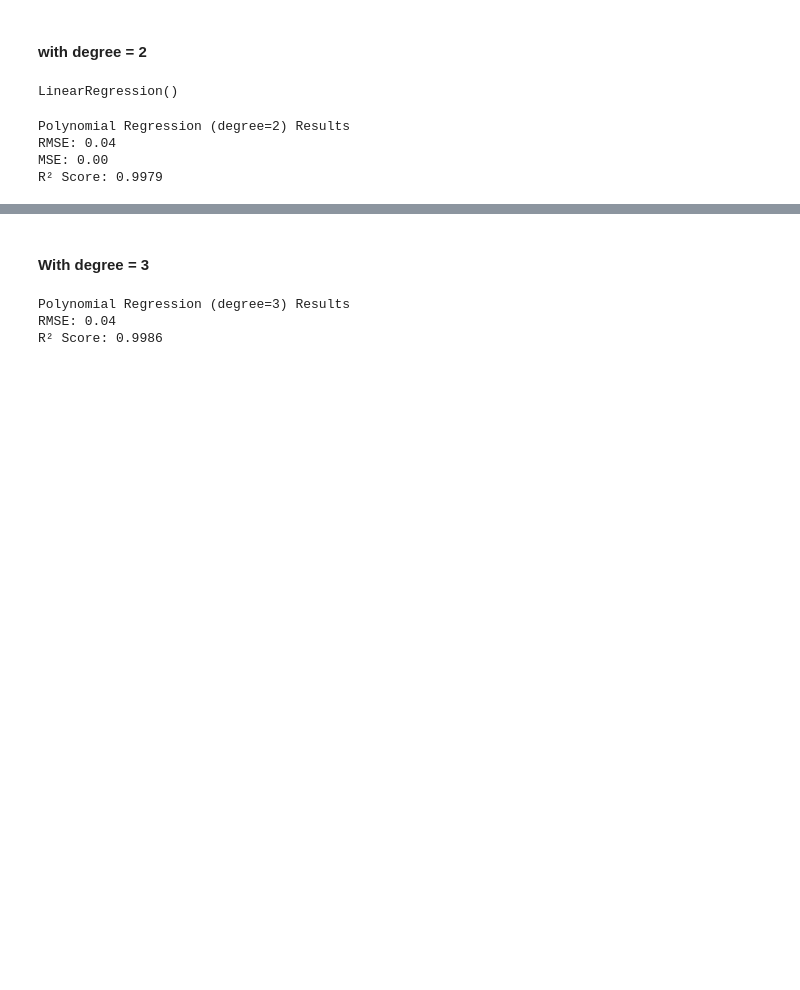
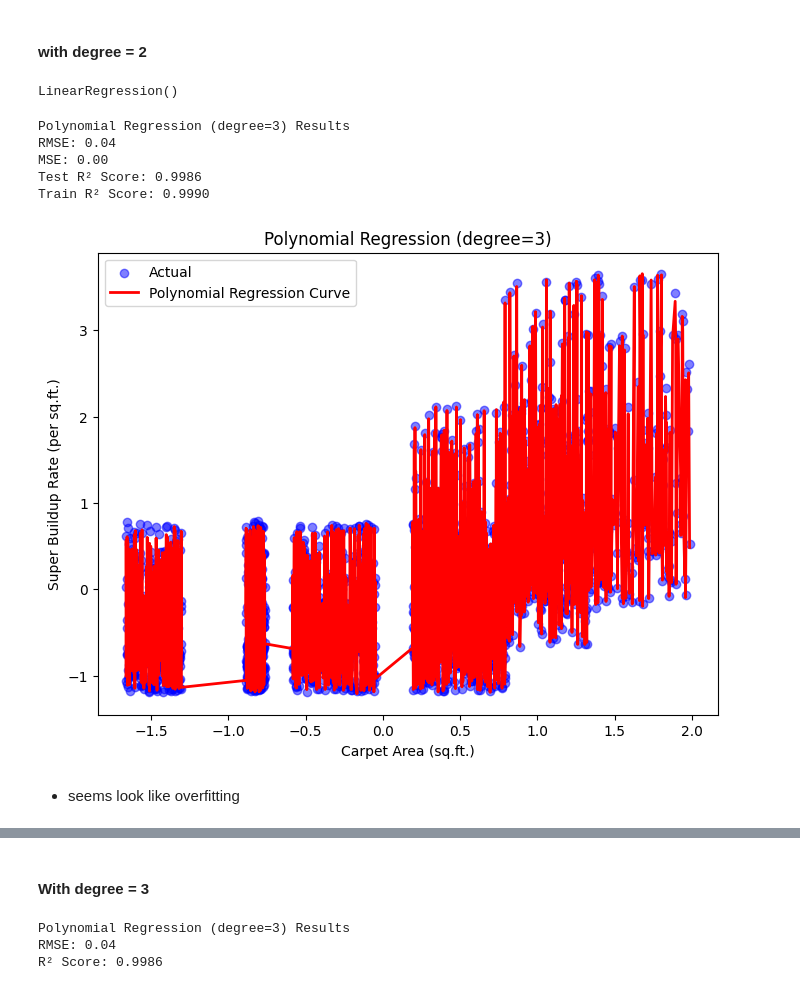
Before and after one commit to code-YK/SSPL_Internship, a Jupyter notebook: Aug_27_25/Tasks/Polynomial_Regression.ipynb, the cells around one changed output, grey strips where cells are left out. Cells and saved outputs as stored; diff of their text form; code cells hidden in the pictures; blank space fills up the shorter version.

```diff
--- a/Aug_27_25/Tasks/Polynomial_Regression.ipynb
+++ b/Aug_27_25/Tasks/Polynomial_Regression.ipynb
@@ -39,15 +41,41 @@ mse = mean_squared_error(y_test, y_pred)
 rmse = np.sqrt(mse)
 r2 = r2_score(y_test, y_pred)
 
+train_r2 = r2_score(y_train, model.predict(X_train_poly))
+
 print(f"Polynomial Regression (degree={degree}) Results")
 print(f"RMSE: {rmse:.2f}")
 print(f"MSE: {mse:.2f}")
-print(f"R² Score: {r2:.4f}")
+print(f"Test R² Score: {r2:.4f}")
+print(f"Train R² Score: {train_r2:.4f}")
 # %% [output]
-Polynomial Regression (degree=2) Results
+Polynomial Regression (degree=3) Results
 RMSE: 0.04
 MSE: 0.00
-R² Score: 0.9979
+Test R² Score: 0.9986
+Train R² Score: 0.9990
+# %%
+feature = "Carpet Area (sq.ft.)"
+X_plot = X_test[[feature]].values
+
+# Sort for smooth curve
+sort_idx = np.argsort(X_plot.ravel())
+X_sorted = X_plot[sort_idx]
+y_test_sorted = y_test.values[sort_idx]
+y_pred_sorted = y_pred[sort_idx]
+
+plt.figure(figsize=(8,6))
+plt.scatter(X_test[feature], y_test, color='blue', alpha=0.5, label='Actual')
+plt.plot(X_sorted, y_pred_sorted, color='red', linewidth=2, label='Polynomial Regression Curve')
+plt.xlabel(feature)
+plt.ylabel("Super Buildup Rate (per sq.ft.)")
+plt.title(f"Polynomial Regression (degree={degree})")
+plt.legend()
+plt.show()
+# %% [output]
+[figure, added]
+# %% [markdown]
+- seems look like overfitting
 # %%
 degrees = [1, 2, 3, 4]
 results = []
```
Also changed, not shown: parts of 5 cells of this notebook, 4 other files.
